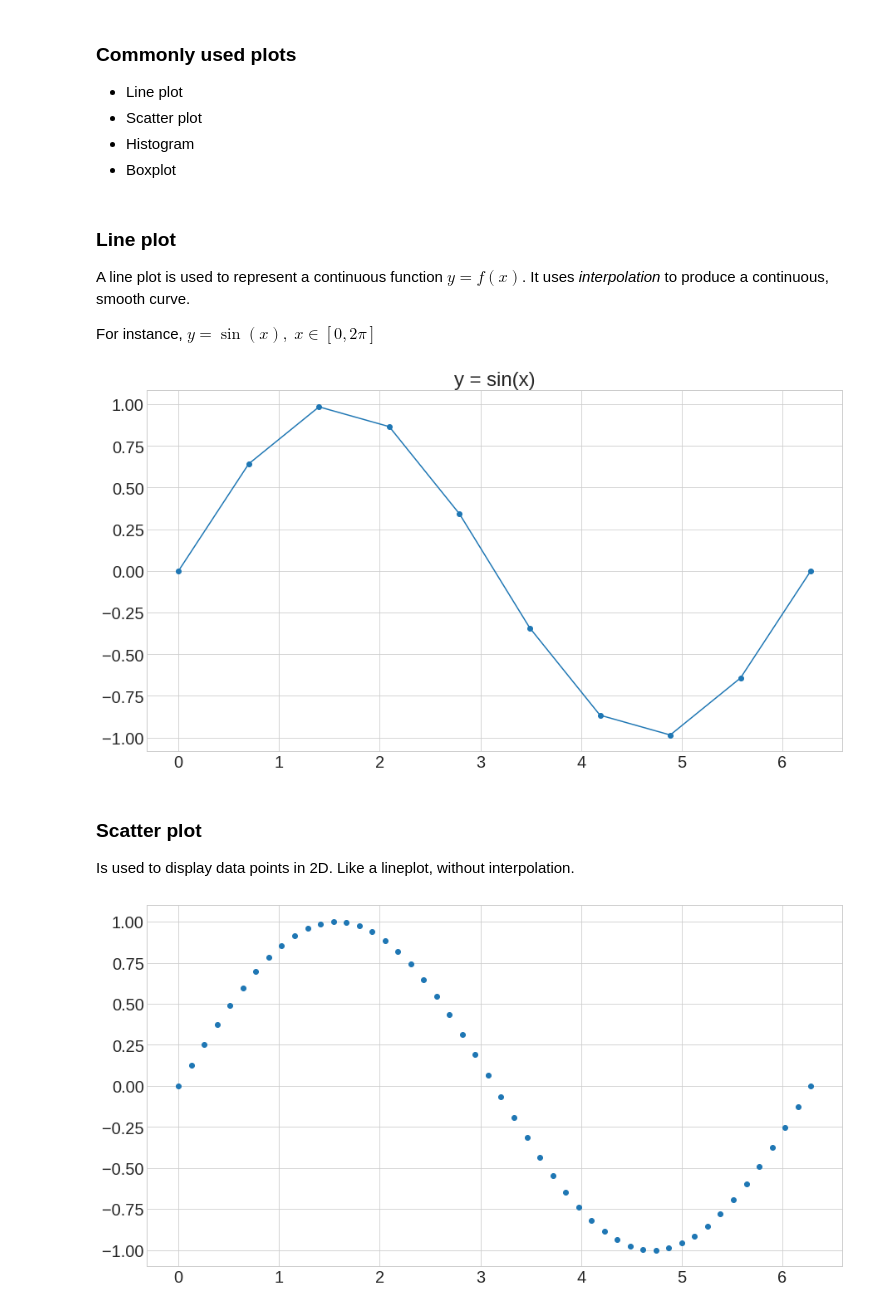
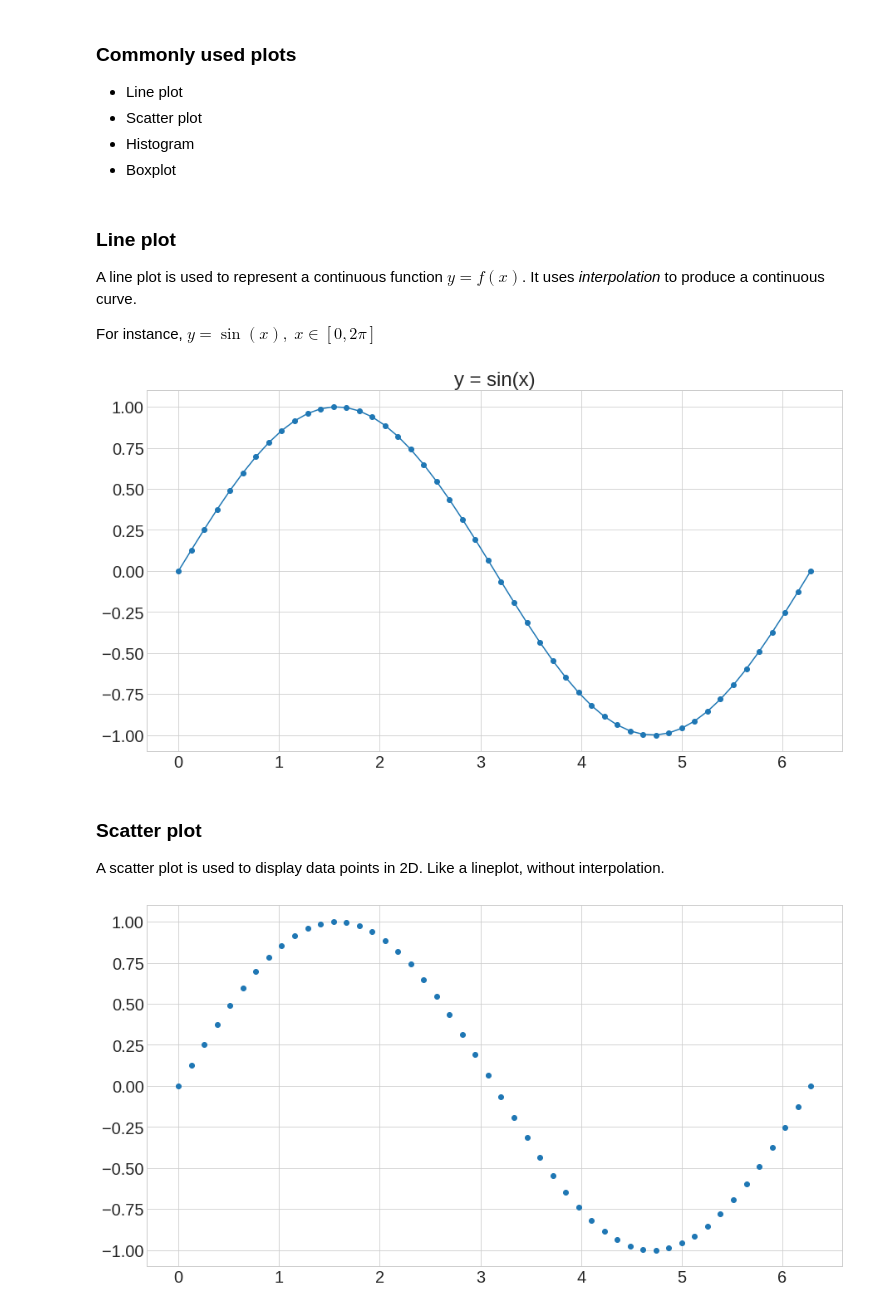
Before and after one commit to forgi86/python-data-science-slides, a Jupyter notebook: 04_plotting_base/04_basic_visualization_slides.ipynb, the cells around one changed output. Cells and saved outputs as stored; diff of their text form; code cells hidden in the pictures.

```diff
--- a/04_plotting_base/04_basic_visualization_slides.ipynb
+++ b/04_plotting_base/04_basic_visualization_slides.ipynb
@@ -234,23 +232,23 @@ Matplotlib figures can be exported to common formats such as .png, .jpeg, .pdf,
 # %% [markdown]
 ### Line plot
 
-A line plot is used to represent a continuous function $y = f(x)$. It uses *interpolation* to produce a continuous, smooth curve.
+A line plot is used to represent a continuous function $y = f(x)$. It uses *interpolation* to produce a continuous curve.
 
 For instance, $y = \sin(x), \; x \in [0, 2\pi]$
 # %%
 ### Line plot
-x = np.linspace(0, 2*np.pi, 10)
+x = np.linspace(0, 2*np.pi, 50)
 y = np.sin(x)
 
 plt.figure()
 plt.plot(x, y, 'o-')
 plt.title("y = sin(x)");
 # %% [output]
-[figure, old version]
+[figure, new version]
 # %% [markdown]
 ### Scatter plot
 
-Is used to display data points in 2D. Like a lineplot, without interpolation.
+A scatter plot is used to display data points in 2D. Like a lineplot, without interpolation.
 # %%
 ### Scatter plot
 
```
Also changed, not shown: parts of 18 cells of this notebook.
